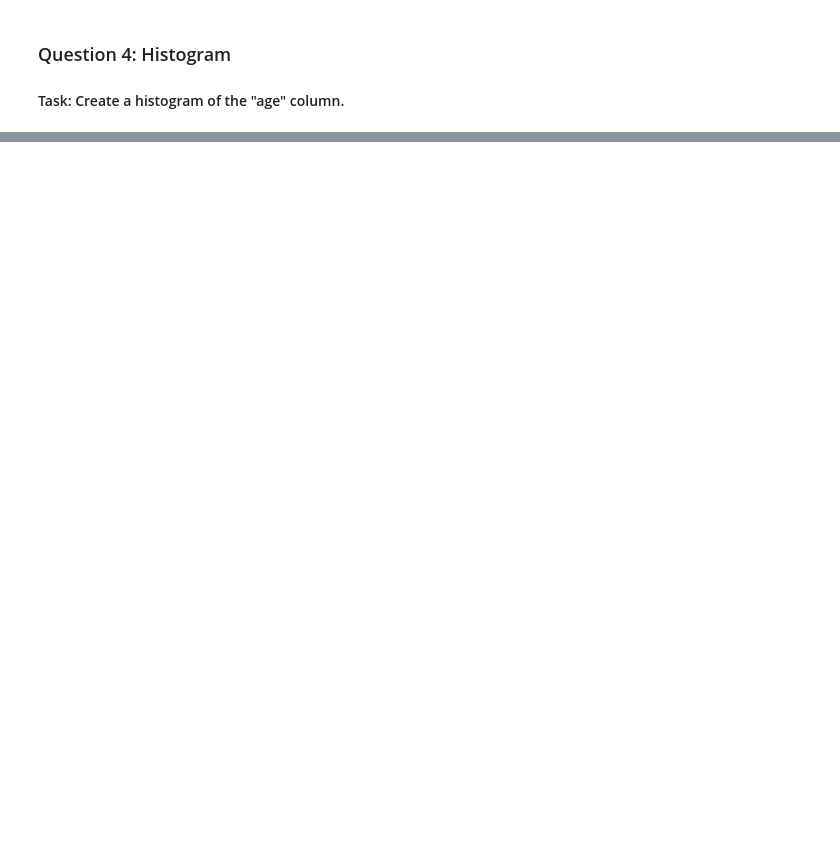
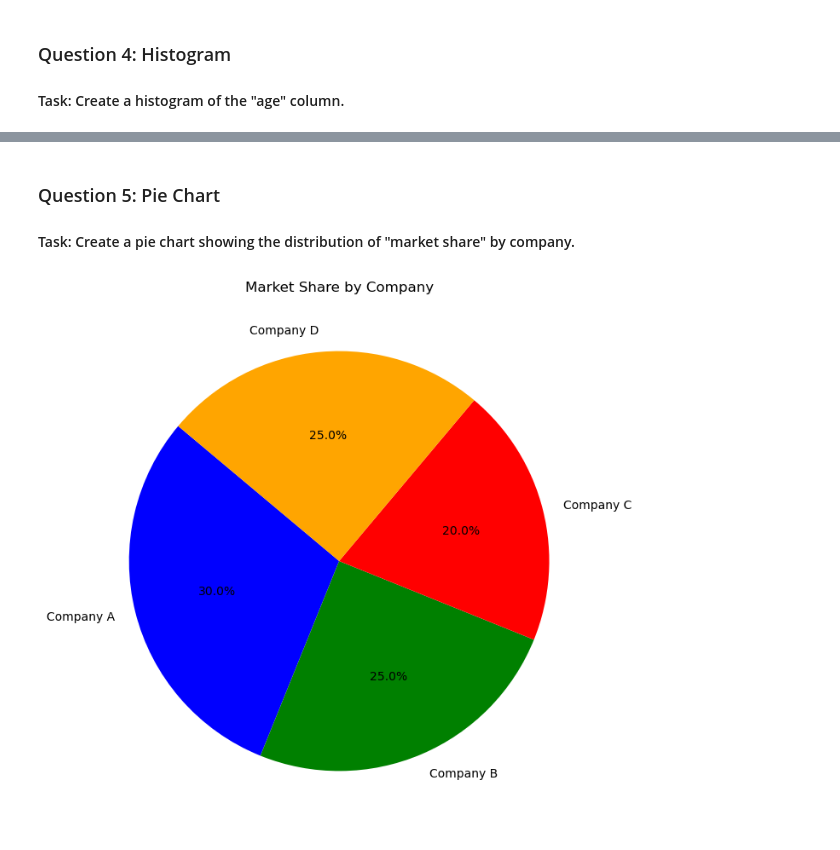
Before and after one commit to ArghaMukherjee/code-practise, a Jupyter notebook: python_datascience/solutions/4_data_visualizations.ipynb, the cells around one changed output, grey strips where cells are left out. Saved outputs shown, nothing was run; the diff lists cells and outputs as text; code cells hidden in the pictures; blank space fills up the shorter version.

Commit message:
data manipulation notebook update

```diff
--- a/python_datascience/solutions/4_data_visualizations.ipynb
+++ b/python_datascience/solutions/4_data_visualizations.ipynb
@@ -81,0 +88,19 @@ plt.show()
+# %% [markdown]
+### Question 5: Pie Chart
+#### Task: Create a pie chart showing the distribution of "market share" by company.
+# %%
+import pandas as pd
+import matplotlib.pyplot as plt
+
+# Sample DataFrame
+data = {'company': ['Company A', 'Company B', 'Company C', 'Company D'],
+        'market_share': [30, 25, 20, 25]}
+df = pd.DataFrame(data)
+
+# Create a pie chart
+plt.figure(figsize=(8, 8))
+plt.pie(df['market_share'], labels=df['company'], autopct='%1.1f%%', startangle=140, colors=['blue', 'green', 'red', 'orange'])
+plt.title('Market Share by Company')
+plt.show()
+# %% [output]
+[figure, added]
```
Also changed, not shown: parts of 3 cells of this notebook, 3 other files.
